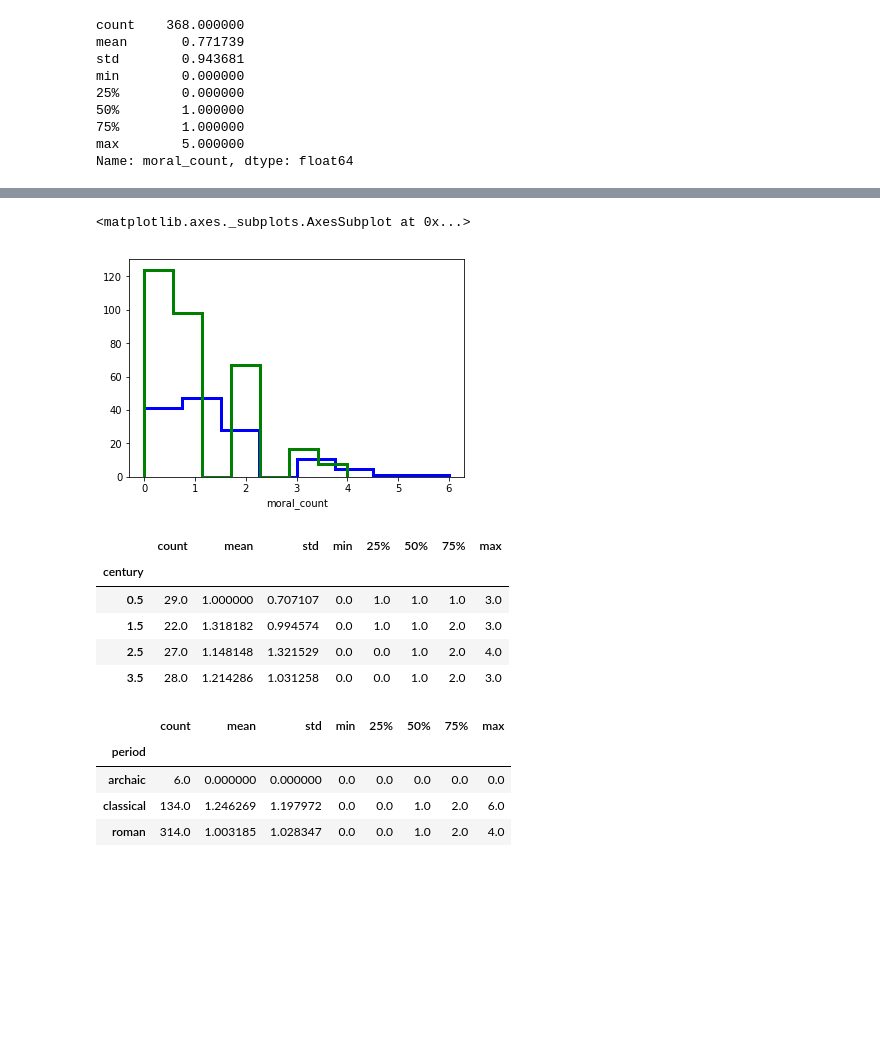
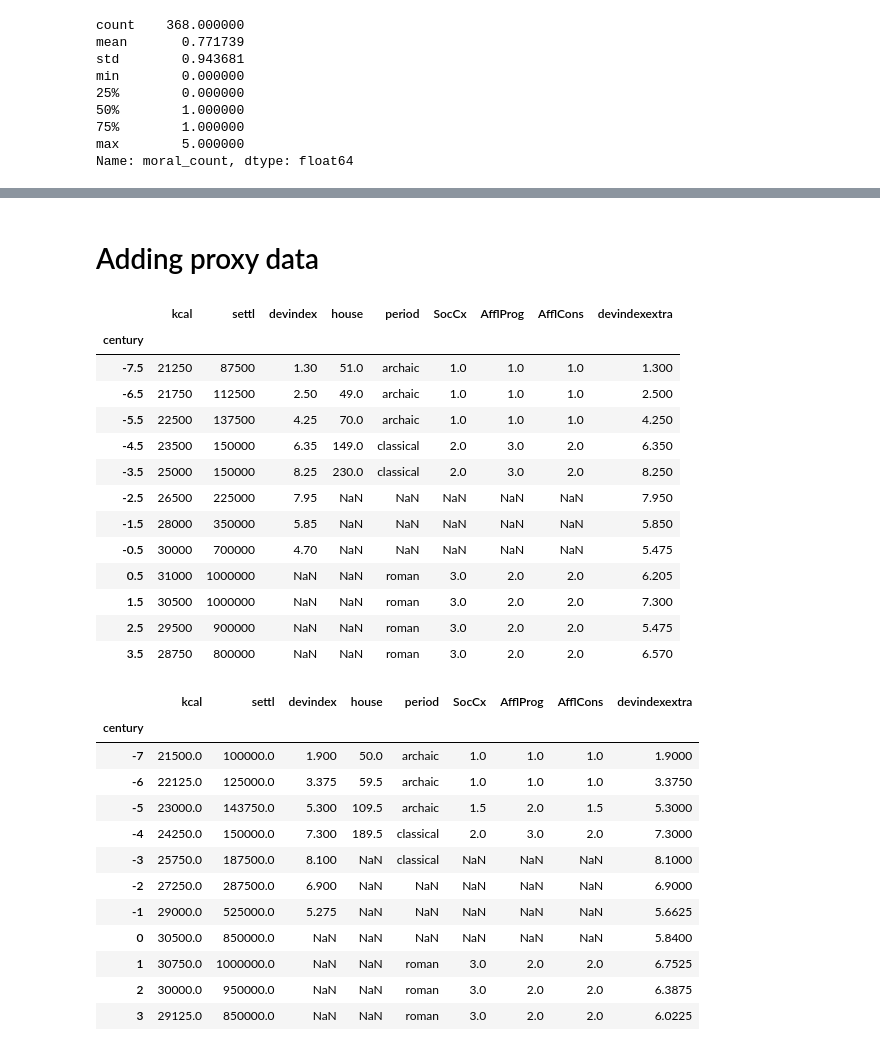
Before and after one commit to kasev/distancni-cteni, a Jupyter notebook: distancni-cteni.ipynb, the cells around one changed output, grey strips where cells are left out. Cells and saved outputs as stored; diff of their text form; code cells hidden in the pictures; blank space fills up the shorter version.

```diff
--- a/distancni-cteni.ipynb
+++ b/distancni-cteni.ipynb
@@ -1284,6 +1133,0 @@ SyntaxError: ignored
-# %%
-sns.distplot(LG_data_results[LG_data_results["period"]=="classical"]["moral_count"], kde=False, hist_kws={"histtype": "step" , "linewidth": 3, "alpha": 1, "color": "b"})
-sns.distplot(LG_data_results[LG_data_results["period"]=="roman"]["moral_count"], kde=False, hist_kws={"histtype": "step" , "linewidth": 3, "alpha": 1, "color": "g"})
-# %% [output]
-<matplotlib.axes._subplots.AxesSubplot at 0x...>
-[figure, removed]
@@ -1294,17 +1134,52 @@ set_with_dataframe(sh.add_worksheet("results_by_centuries", cols=1, rows=1), LG_
-# %%
-LG_data_results[LG_data_results["provenience"]=="christian"].groupby("century")["moral_count"].describe()
-# %% [output]
-|  | count | mean | std | min | 25% | 50% | 75% | max |
-| century |  |  |  |  |  |  |  |  |
-| 0.5 | 29.0 | 1.000000 | 0.707107 | 0.0 | 1.0 | 1.0 | 1.0 | 3.0 |
-| 1.5 | 22.0 | 1.318182 | 0.994574 | 0.0 | 1.0 | 1.0 | 2.0 | 3.0 |
-| 2.5 | 27.0 | 1.148148 | 1.321529 | 0.0 | 0.0 | 1.0 | 2.0 | 4.0 |
-| 3.5 | 28.0 | 1.214286 | 1.031258 | 0.0 | 0.0 | 1.0 | 2.0 | 3.0 |
-# %%
-LG_data_results.groupby("period")["moral_count"].describe()
-# %% [output]
-|  | count | mean | std | min | 25% | 50% | 75% | max |
-| period |  |  |  |  |  |  |  |  |
-| archaic | 6.0 | 0.000000 | 0.000000 | 0.0 | 0.0 | 0.0 | 0.0 | 0.0 |
-| classical | 134.0 | 1.246269 | 1.197972 | 0.0 | 0.0 | 1.0 | 2.0 | 6.0 |
-| roman | 314.0 | 1.003185 | 1.028347 | 0.0 | 0.0 | 1.0 | 2.0 | 4.0 |
+# %% [markdown]
+# Adding proxy data
+# %%
+### merge it with some proxy data
+proxies_df = pd.read_csv("data/proxies.csv")
+proxies_df.set_index("century", inplace=True)
+proxies_df
+# %% [output]
+|  | kcal | settl | devindex | house | period | SocCx | AfflProg | AfflCons | devindexextra |
+| century |  |  |  |  |  |  |  |  |  |
+| -7.5 | 21250 | 87500 | 1.30 | 51.0 | archaic | 1.0 | 1.0 | 1.0 | 1.300 |
+| -6.5 | 21750 | 112500 | 2.50 | 49.0 | archaic | 1.0 | 1.0 | 1.0 | 2.500 |
+| -5.5 | 22500 | 137500 | 4.25 | 70.0 | archaic | 1.0 | 1.0 | 1.0 | 4.250 |
+| -4.5 | 23500 | 150000 | 6.35 | 149.0 | classical | 2.0 | 3.0 | 2.0 | 6.350 |
+| -3.5 | 25000 | 150000 | 8.25 | 230.0 | classical | 2.0 | 3.0 | 2.0 | 8.250 |
+| -2.5 | 26500 | 225000 | 7.95 | NaN | NaN | NaN | NaN | NaN | 7.950 |
+| -1.5 | 28000 | 350000 | 5.85 | NaN | NaN | NaN | NaN | NaN | 5.850 |
+| -0.5 | 30000 | 700000 | 4.70 | NaN | NaN | NaN | NaN | NaN | 5.475 |
+| 0.5 | 31000 | 1000000 | NaN | NaN | roman | 3.0 | 2.0 | 2.0 | 6.205 |
+| 1.5 | 30500 | 1000000 | NaN | NaN | roman | 3.0 | 2.0 | 2.0 | 7.300 |
+| 2.5 | 29500 | 900000 | NaN | NaN | roman | 3.0 | 2.0 | 2.0 | 5.475 |
+| 3.5 | 28750 | 800000 | NaN | NaN | roman | 3.0 | 2.0 | 2.0 | 6.570 |
+# %%
+records = []
+for cent in range(-7, 4):
+    minus = proxies_df.loc[cent - 0.5]
+    plus = proxies_df.loc[cent + 0.5]
+    cent_values = {}
+    cent_values["century"] = cent
+    for var in proxies_df.columns:
+        try:
+            cent_values[var] = np.mean([minus[var], plus[var]])
+        except:
+            cent_values[var] = minus[var]
+    records.append(cent_values)
+proxies_interpolated_df = pd.DataFrame(records)
+proxies_interpolated_df.set_index("century", inplace=True)
+proxies_interpolated_df
+# %% [output]
+|  | kcal | settl | devindex | house | period | SocCx | AfflProg | AfflCons | devindexextra |
+| century |  |  |  |  |  |  |  |  |  |
+| -7 | 21500.0 | 100000.0 | 1.900 | 50.0 | archaic | 1.0 | 1.0 | 1.0 | 1.9000 |
+| -6 | 22125.0 | 125000.0 | 3.375 | 59.5 | archaic | 1.0 | 1.0 | 1.0 | 3.3750 |
+| -5 | 23000.0 | 143750.0 | 5.300 | 109.5 | archaic | 1.5 | 2.0 | 1.5 | 5.3000 |
+| -4 | 24250.0 | 150000.0 | 7.300 | 189.5 | classical | 2.0 | 3.0 | 2.0 | 7.3000 |
+| -3 | 25750.0 | 187500.0 | 8.100 | NaN | classical | NaN | NaN | NaN | 8.1000 |
+| -2 | 27250.0 | 287500.0 | 6.900 | NaN | NaN | NaN | NaN | NaN | 6.9000 |
+| -1 | 29000.0 | 525000.0 | 5.275 | NaN | NaN | NaN | NaN | NaN | 5.6625 |
+| 0 | 30500.0 | 850000.0 | NaN | NaN | NaN | NaN | NaN | NaN | 5.8400 |
+| 1 | 30750.0 | 1000000.0 | NaN | NaN | roman | 3.0 | 2.0 | 2.0 | 6.7525 |
+| 2 | 30000.0 | 950000.0 | NaN | NaN | roman | 3.0 | 2.0 | 2.0 | 6.3875 |
+| 3 | 29125.0 | 850000.0 | NaN | NaN | roman | 3.0 | 2.0 | 2.0 | 6.0225 |
```
Also changed, not shown: parts of 33 cells of this notebook, 3 other files.
